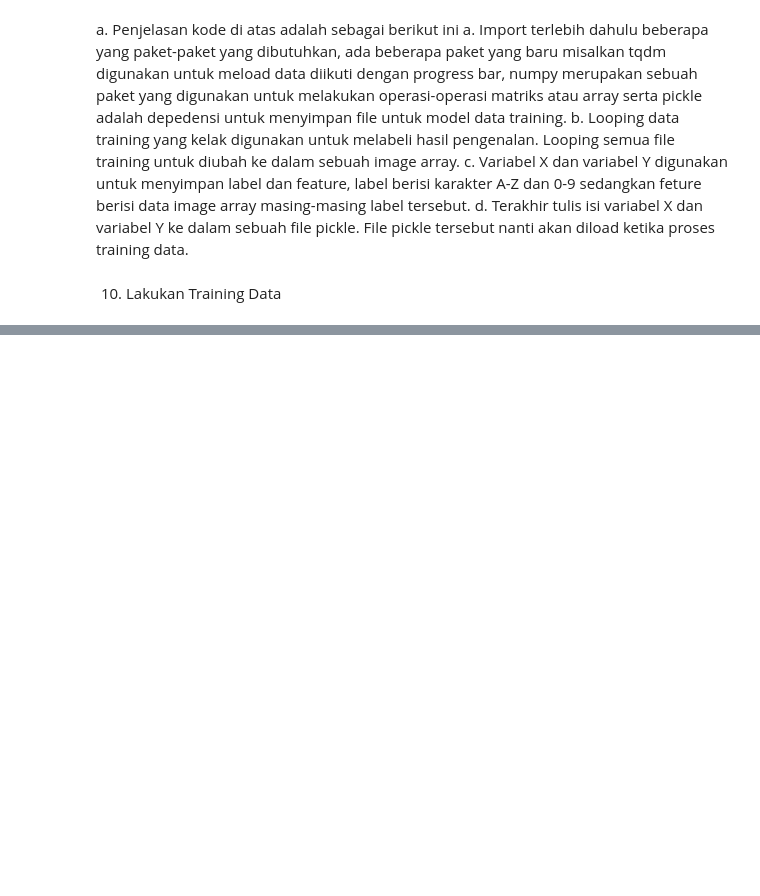
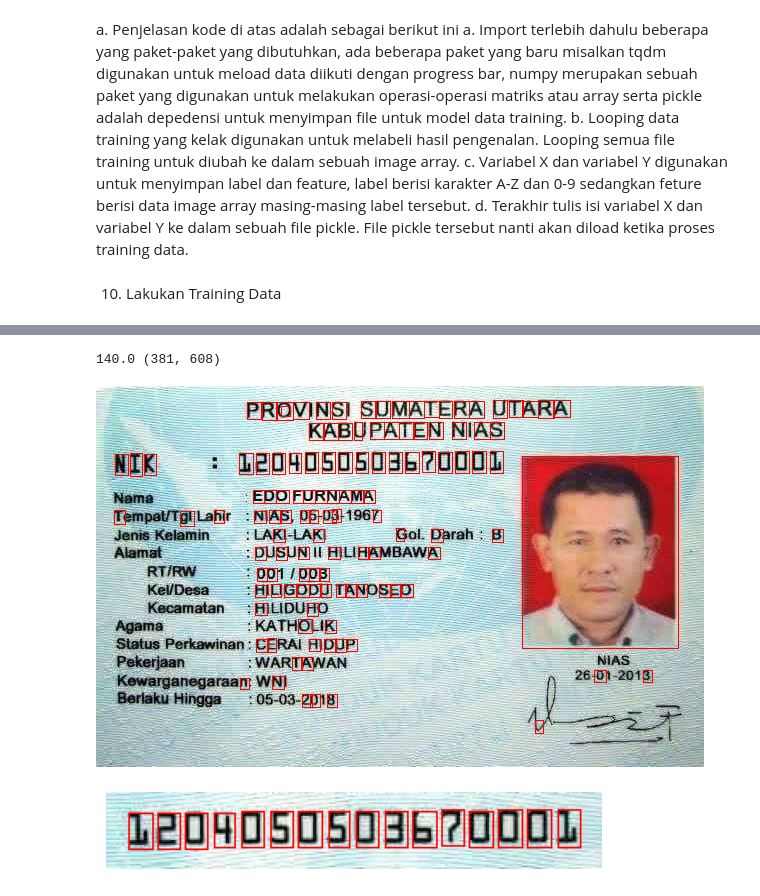
Before and after one commit to NadyaPutriAmalia/PCVK_Ganjil_2023, a Jupyter notebook: Week12.ipynb, the cells around one changed output, grey strips where cells are left out. Cells and saved outputs as stored; diff of their text form; code cells hidden in the pictures; blank space fills up the shorter version.

```diff
--- a/Week12.ipynb
+++ b/Week12.ipynb
@@ -283,0 +449,51 @@ d. Terakhir tulis isi variabel X dan variabel Y ke dalam sebuah file pickle. Fil
+# %%
+import cv2
+import os
+from google.colab.patches import cv2_imshow
+
+# Lokasi hasil pelat
+image = cv2.imread("/content/drive/MyDrive/PCVK/KTP_More/ktp5.png")
+
+# Filtering
+blurred = cv2.GaussianBlur(image, (5, 5), 0.5)
+
+# Ubah ke grayscale
+gray = cv2.cvtColor(blurred, cv2.COLOR_BGR2GRAY)
+ret, bw = cv2.threshold(gray.copy(), 0, 255, cv2.THRESH_BINARY + cv2.THRESH_OTSU)
+print(ret, bw.shape)
+
+# Apply morphological operations (opening) to separate characters or objects
+kernel = cv2.getStructuringElement(cv2.MORPH_RECT, (2, 2))
+bw_closing = cv2.morphologyEx(bw, cv2.MORPH_CLOSE, kernel)
+# bw_eroded = cv2.erode(bw, kernel, iterations=1)
+# bw_opened = cv2.morphologyEx(bw, cv2.MORPH_OPEN, kernel)
+
+# Temukan kontur pada gambar tepi
+contours, hierarchy = cv2.findContours(bw_closing, cv2.RETR_CCOMP, cv2.CHAIN_APPROX_SIMPLE)
+# cv2.findcontours mendapatkan binary dari gambar
+# mode cv2. (RETR_EXTERNAL, RETR_LIST, RETR_CCOMP, RETR_TREE)
+# method cv2 (CHAIN_APPROX_NONE, CHAIN_APPROX_SIMPLE, CHAIN_APPROX_TC89_L1)
+
+# img = cv2.drawContours(bw, contours, 1, (0,0,255), 2)
+# Gambar kontur pada gambar asli
+for cnt in contours:
+    x, y, w, h = cv2.boundingRect(cnt)
+    ras = format(w / h, '.2f')
+    if h >= 5 and w >= 10 and float(ras) <= 1:
+        cv2.rectangle(image, (x, y), (x + w, y + h), (0, 0, 255), thickness=1)
+    elif h >= 10 and w >= 8 and float(ras) <= 1:
+        cv2.rectangle(image, (x, y), (x + w, y + h), (0, 0, 255), thickness=1)
+
+# Tampilkan gambar dengan kontur
+cv2_imshow(image)
+# %% [output]
+140.0 (381, 608)
+[figure, added]
+# %%
+cropped_nik = image[55:100, 130:420]
+
+plt.imshow(cv.cvtColor(cropped_nik, cv.COLOR_BGR2RGB))
+plt.axis('off')
+plt.show()
+# %% [output]
+[figure, added]
```
Also changed, not shown: parts of 12 cells of this notebook.
